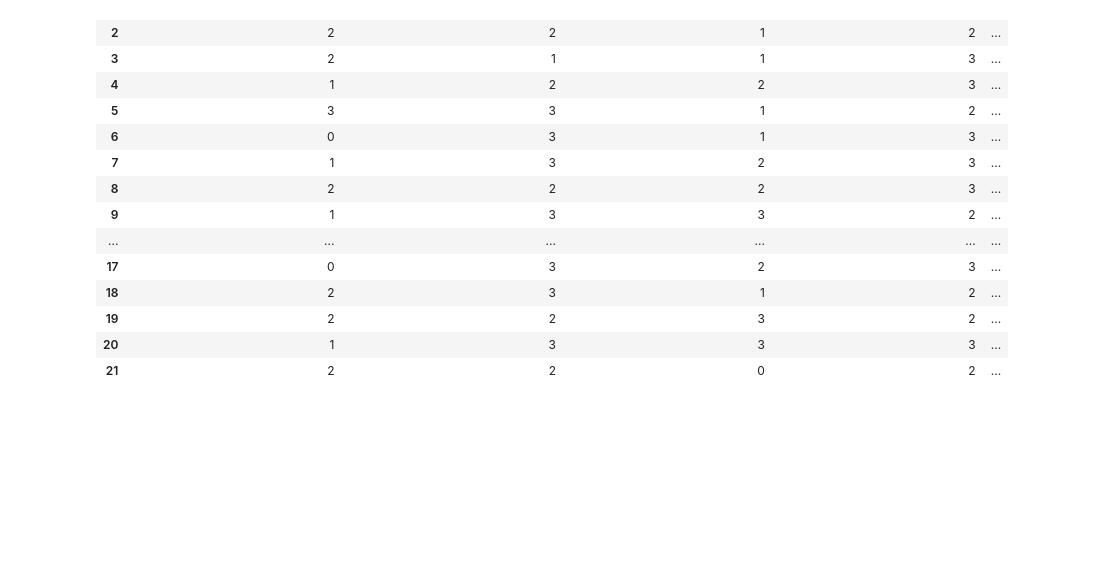
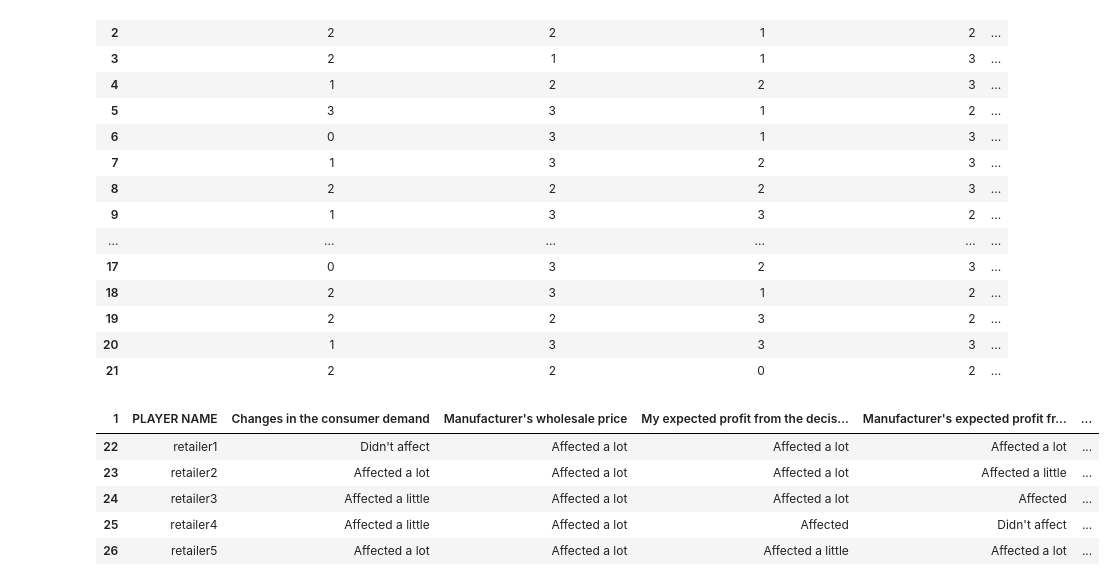
Before and after one commit to SerhanTelatar/Supply-Chain-Decision-Analysis, a Jupyter notebook: Notebooks/personality/wholesale_price_contract.ipynb, the cells around one changed output. Saved outputs shown, nothing was run; the diff lists cells and outputs as text; code cells hidden in the pictures; blank space fills up the shorter version.

```diff
--- a/Notebooks/personality/wholesale_price_contract.ipynb
+++ b/Notebooks/personality/wholesale_price_contract.ipynb
@@ -191,3 +192,13 @@ wholesale_price_contract_post_experiment_manufacturer
 | 21 | 2 | 2 | 0 | 2 | ... |
 # %%
 wholesale_price_contract_post_experiment_manufacturer.to_csv('../../Datasets/wholesale_price_contract_post_experiment_manufacturer.csv', index=False)
+# %%
+wholesale_price_contract_post_experiment_retailer = wholesale_price_contract_post_experiment.iloc[22:,:11]
+wholesale_price_contract_post_experiment_retailer.head()
+# %% [output]
+| 1 | PLAYER NAME | Changes in the consumer demand | Manufacturer's wholesale price | My expected profit from the decis... | Manufacturer's expected profit fr... | ... |
+| 22 | retailer1 | Didn't affect | Affected a lot | Affected a lot | Affected a lot | ... |
+| 23 | retailer2 | Affected a lot | Affected a lot | Affected a lot | Affected a little | ... |
+| 24 | retailer3 | Affected a little | Affected a lot | Affected a lot | Affected | ... |
+| 25 | retailer4 | Affected a little | Affected a lot | Affected | Didn't affect | ... |
+| 26 | retailer5 | Affected a lot | Affected a lot | Affected a little | Affected a lot | ... |
```
Also changed, not shown: parts of 4 cells of this notebook.
